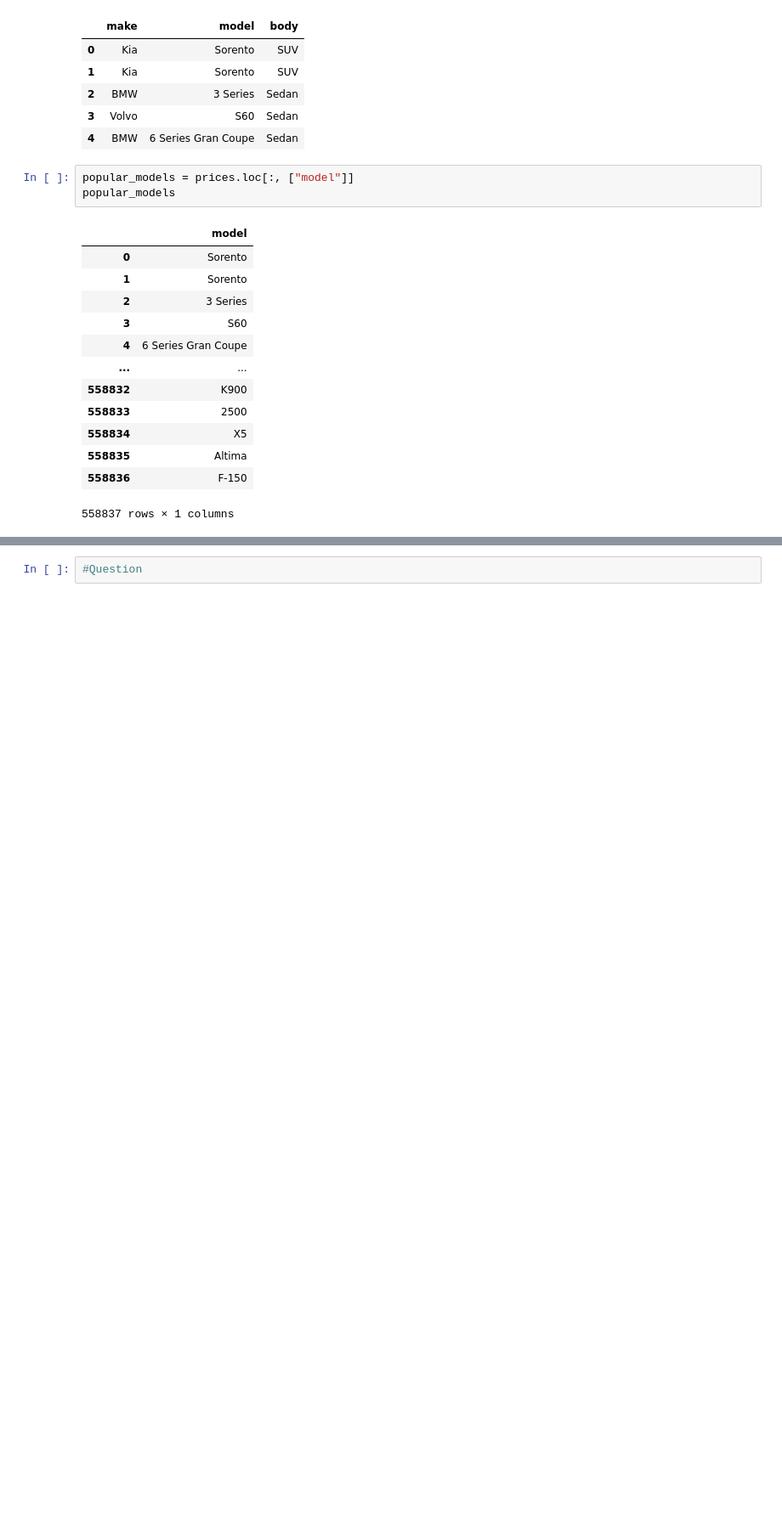
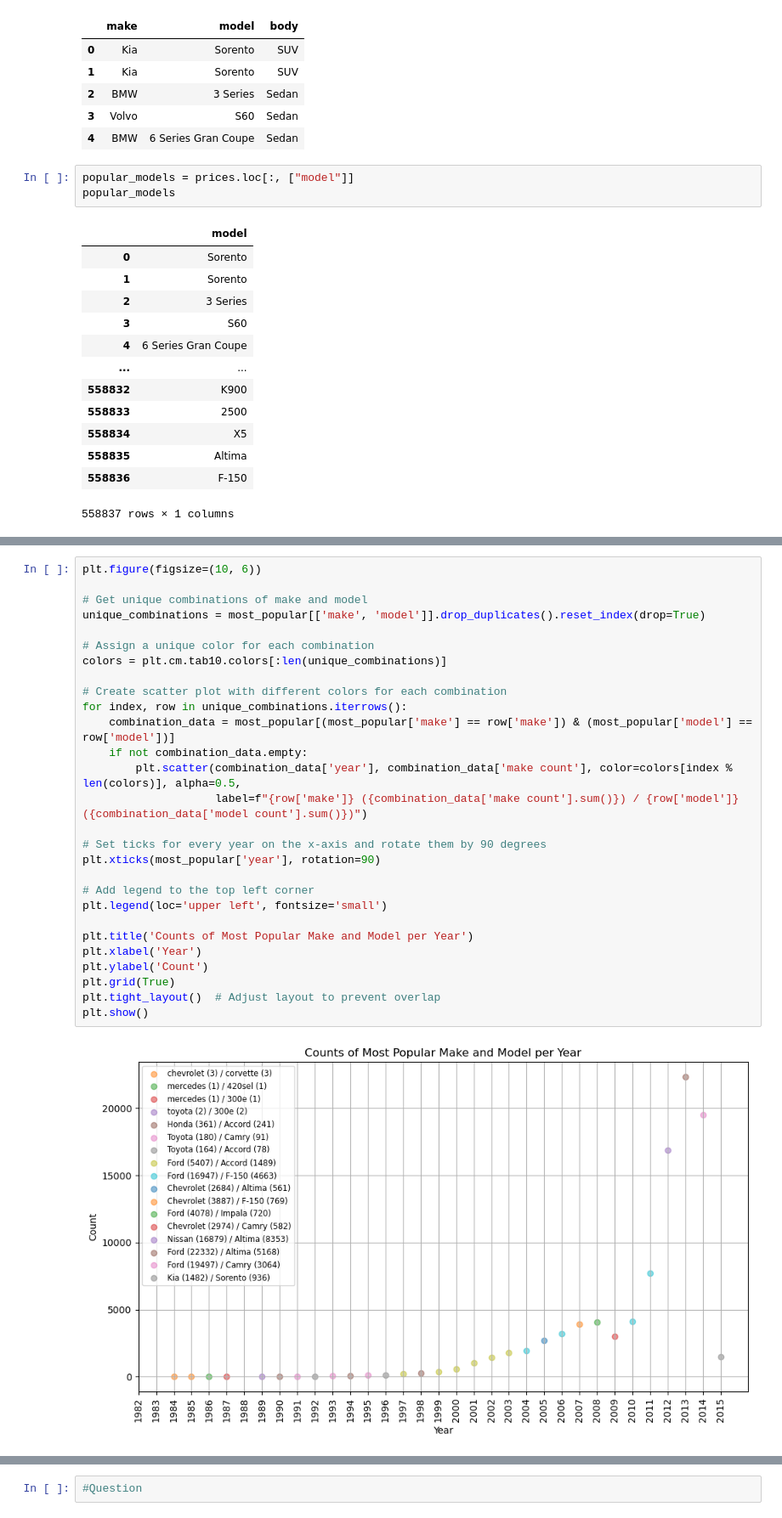
Before and after one commit to tomasecheverria101/Project1Group1, a Jupyter notebook: Car Prices.ipynb, the cells around one changed output, grey strips where cells are left out. Shown at 85% size. Saved outputs shown, nothing was run; the diff lists cells and outputs as text; blank space fills up the shorter version.

```diff
--- a/Car Prices.ipynb
+++ b/Car Prices.ipynb
@@ -48,3 +102,33 @@ popular_models
+# %%
+plt.figure(figsize=(10, 6))
+
+# Get unique combinations of make and model
+unique_combinations = most_popular[['make', 'model']].drop_duplicates().reset_index(drop=True)
+
+# Assign a unique color for each combination
+colors = plt.cm.tab10.colors[:len(unique_combinations)]
+
+# Create scatter plot with different colors for each combination
+for index, row in unique_combinations.iterrows():
+    combination_data = most_popular[(most_popular['make'] == row['make']) & (most_popular['model'] == row['model'])]
+    if not combination_data.empty:
+        plt.scatter(combination_data['year'], combination_data['make count'], color=colors[index % len(colors)], alpha=0.5,
+                    label=f"{row['make']} ({combination_data['make count'].sum()}) / {row['model']} ({combination_data['model count'].sum()})")
+
+# Set ticks for every year on the x-axis and rotate them by 90 degrees
+plt.xticks(most_popular['year'], rotation=90)
+
+# Add legend to the top left corner
+plt.legend(loc='upper left', fontsize='small')
+
+plt.title('Counts of Most Popular Make and Model per Year')
+plt.xlabel('Year')
+plt.ylabel('Count')
+plt.grid(True)
+plt.tight_layout()  # Adjust layout to prevent overlap
+plt.show()
+# %% [output]
+[figure, added]
 # %%
 transmission_counts= prices['transmission'].value_counts()
 print(transmission_counts)
```
Also changed, not shown: parts of 16 cells of this notebook.
